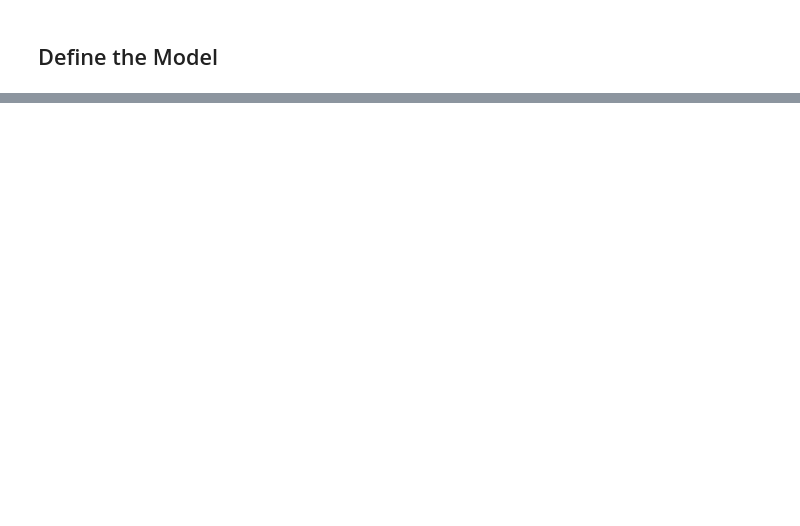
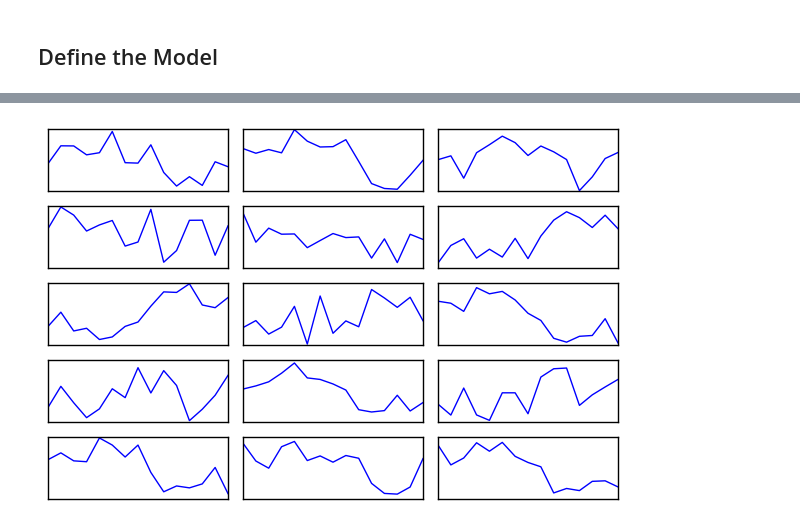
Before and after one commit to thedanschmidt/unsupervised-stock-features, a Jupyter notebook: notebooks/autoencoder.ipynb, the cells around one changed output, grey strips where cells are left out. Cells and saved outputs as stored; diff of their text form; code cells hidden in the pictures; blank space fills up the shorter version.

```diff
--- a/notebooks/autoencoder.ipynb
+++ b/notebooks/autoencoder.ipynb
@@ -166,0 +131,22 @@ Epoch 256/256
+# %%
+# Visualize the learned features
+
+w0 = w_autoencoder.get_weights()[0]
+
+fig, axes = plt.subplots(nrows=5, ncols=3)
+ri = 0
+ci = 0
+for wi in range(len(w0)):
+    learned = w0[:, wi]
+    axes[ri, ci].plot((1+learned).cumprod())
+    axes[ri, ci].get_xaxis().set_visible(False)
+    axes[ri, ci].get_yaxis().set_visible(False)
+    ci += 1
+    if ci == 3:
+        ri += 1
+        ci = 0
+plt.tight_layout()
+plt.savefig('autoencoder_features.png')
+plt.show()
+# %% [output]
+[figure, added]
```
Also changed, not shown: parts of 5 cells of this notebook, 43 other files.
